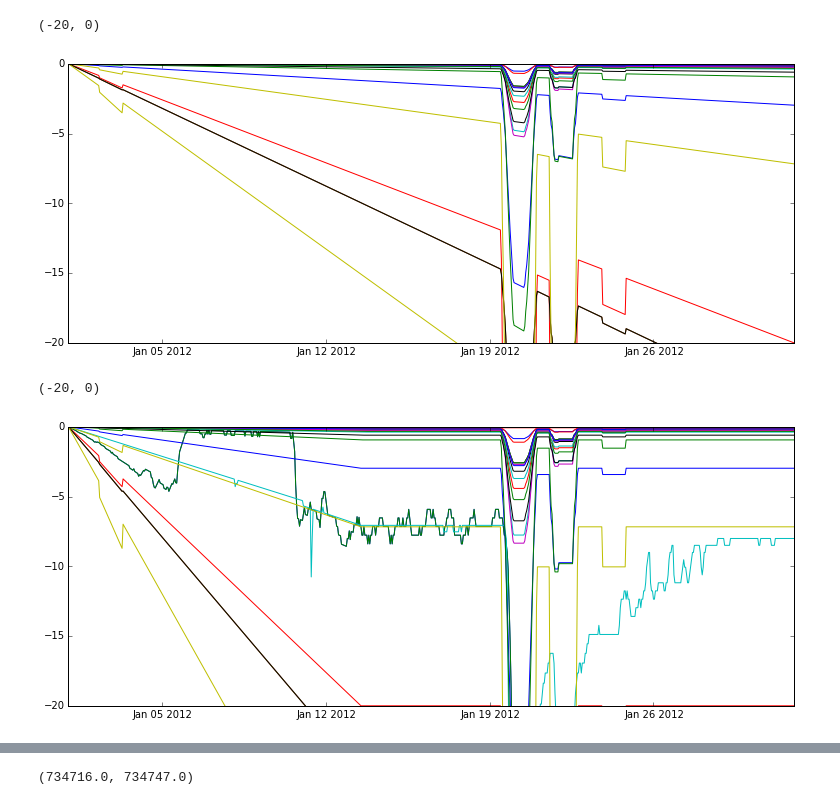
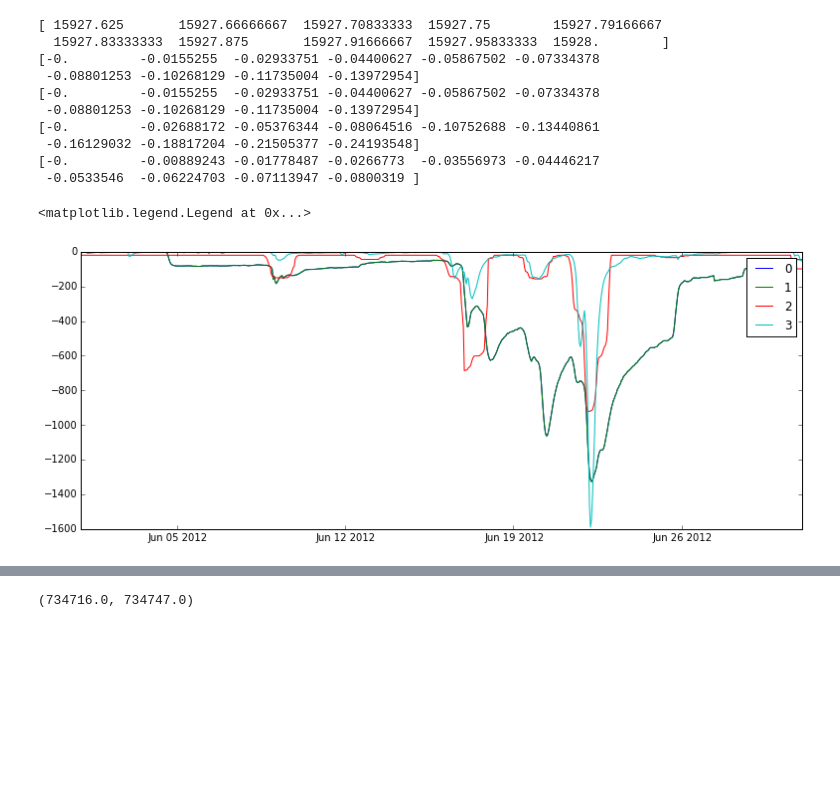
Before and after one commit to okadate/notebook, a Jupyter notebook: check/check_river.ipynb, the cells around one changed output, grey strips where cells are left out. Saved outputs shown, nothing was run; the diff lists cells and outputs as text; code cells hidden in the pictures; blank space fills up the shorter version.

```diff
--- a/check/check_river.ipynb
+++ b/check/check_river.ipynb
@@ -21,19 +1,47 @@ NameError: name 'ncfile' is not defined
-# %%
-def plot():
-    fig, ax = plt.subplots(1,1, figsize=[13,5])
-    for i in range(34):
-        ax.plot(time, q[:,i])
-    #ax.set_xlim(t(2012,1,1,0),t(2012,2,1,0))
-    #ax.set_ylim(-20, 0)
-# %% [output]
-(-20, 0)
-[figure, removed]
-# %%
-fig, ax = plt.subplots(1,1, figsize=[13,5])
-for i in range(34):
-    ax.plot(time, q[:,i])
-ax.set_xlim(t(2012,1,1,0),t(2012,2,1,0))
-ax.set_ylim(-20, 0)
-# %% [output]
-(-20, 0)
-[figure, removed]
+# %%
+%matplotlib inline
+import netCDF4
+import matplotlib.pyplot as plt
+import datetime
+import romspy
+
+t = datetime.datetime
+
+ncfile3 = 'F:/okada/Dropbox/Data/ob500_river_2012_fennelP-3.nc'
+ncfile5 = 'F:/okada/Dropbox/Data/ob500_river_2012_fennelP-5.nc'
+
+nc = netCDF4.Dataset(ncfile5, 'r')
+time = nc.variables['river_time_hourly']
+print time[:10]
+time = netCDF4.num2date(time[:], romspy.JST_days)
+q = nc.variables['river_transport'][:,:]
+yodo = q[:,6]
+yamato = q[:,11]
+
+def plot():
+    fig, ax = plt.subplots(1,1, figsize=[13,5])
+    for i in range(34):
+        ax.plot(time, q[:,i])
+    ax.set_xlim(t(2012,1,1,0),t(2012,2,1,0))
+    ax.set_ylim(-20, 0)
+
+fig, ax = plt.subplots(1,1, figsize=[13,5])
+for i in range(4):
+    print q[:10,i]
+    ax.plot(time, q[:,i], label=str(i))
+ax.set_xlim(t(2012,6,1,0),t(2012,7,1,0))
+#ax.set_ylim(-20, 0)
+ax.legend()
+# %% [output]
+[ 15927.625       15927.66666667  15927.70833333  15927.75        15927.79166667
+  15927.83333333  15927.875       15927.91666667  15927.95833333  15928.        ]
+[-0.         -0.0155255  -0.02933751 -0.04400627 -0.05867502 -0.07334378
+ -0.08801253 -0.10268129 -0.11735004 -0.13972954]
+[-0.         -0.0155255  -0.02933751 -0.04400627 -0.05867502 -0.07334378
+ -0.08801253 -0.10268129 -0.11735004 -0.13972954]
+[-0.         -0.02688172 -0.05376344 -0.08064516 -0.10752688 -0.13440861
+ -0.16129032 -0.18817204 -0.21505377 -0.24193548]
+[-0.         -0.00889243 -0.01778487 -0.0266773  -0.03556973 -0.04446217
+ -0.0533546  -0.06224703 -0.07113947 -0.0800319 ]
+<matplotlib.legend.Legend at 0x...>
+[figure, added]
```
Also changed, not shown: parts of 2 cells of this notebook, 22 other files.
